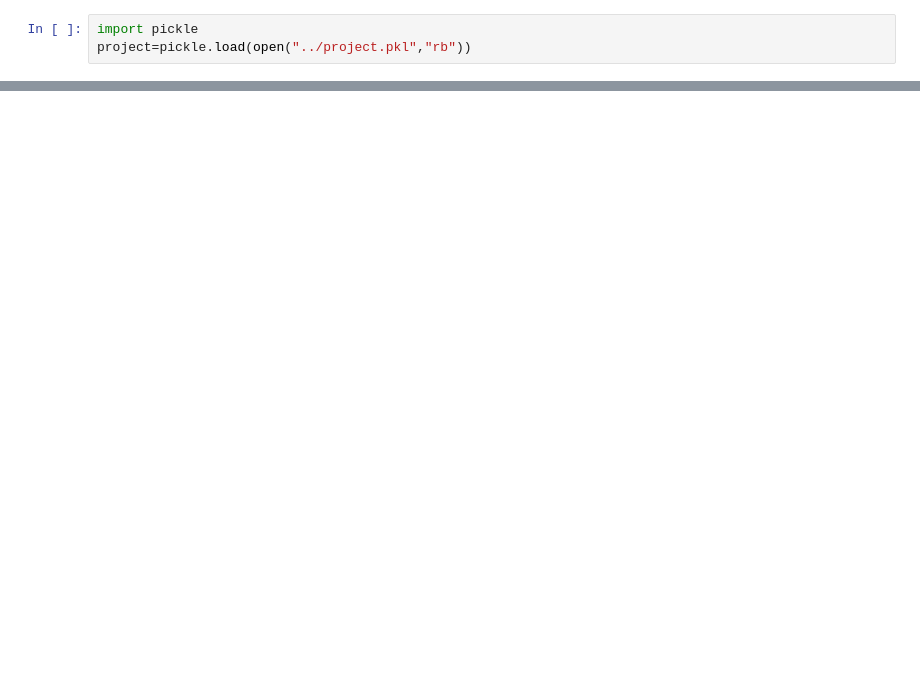
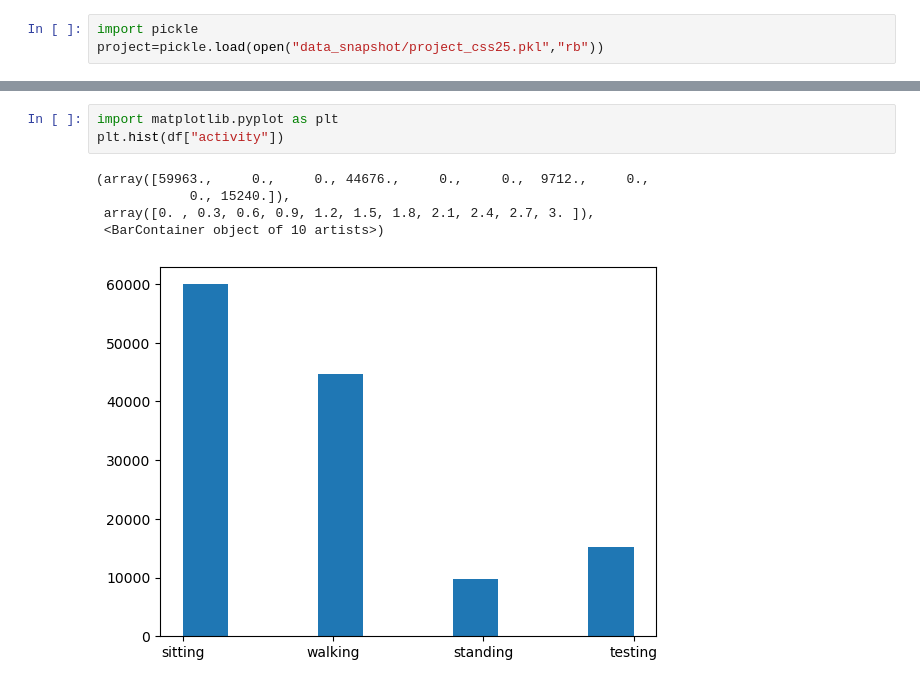
Before and after one commit to simon-a-schmitt/Human-Activity-Recognition, a Jupyter notebook: getfeatures.ipynb, the cells around one changed output, grey strips where cells are left out. Drawn from its saved outputs; the diff is of its cells as text; blank space fills up the shorter version.

```diff
--- a/getfeatures.ipynb
+++ b/getfeatures.ipynb
@@ -20,3 +17,3 @@ pickle.dump(project, open("../project.pkl","wb"))
 # %%
 import pickle
-project=pickle.load(open("../project.pkl","rb"))
+project=pickle.load(open("data_snapshot/project_css25.pkl","rb"))
@@ -22,0 +37,9 @@ project=pickle.load(open("../project.pkl","rb"))
+# %%
+import matplotlib.pyplot as plt
+plt.hist(df["activity"])
+# %% [output]
+(array([59963.,     0.,     0., 44676.,     0.,     0.,  9712.,     0.,
+            0., 15240.]),
+ array([0. , 0.3, 0.6, 0.9, 1.2, 1.5, 1.8, 2.1, 2.4, 2.7, 3. ]),
+ <BarContainer object of 10 artists>)
+[figure, added]
```
Also changed, not shown: parts of 37 cells of this notebook.
